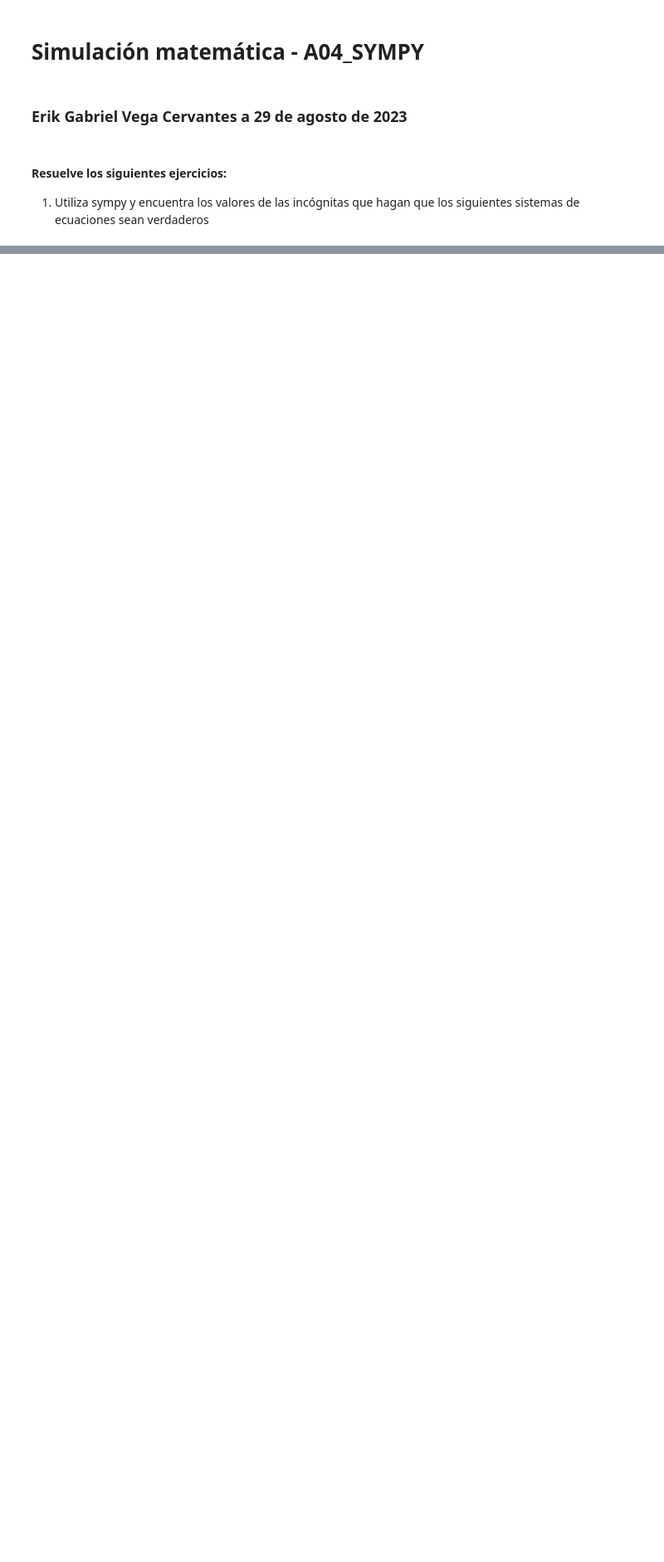
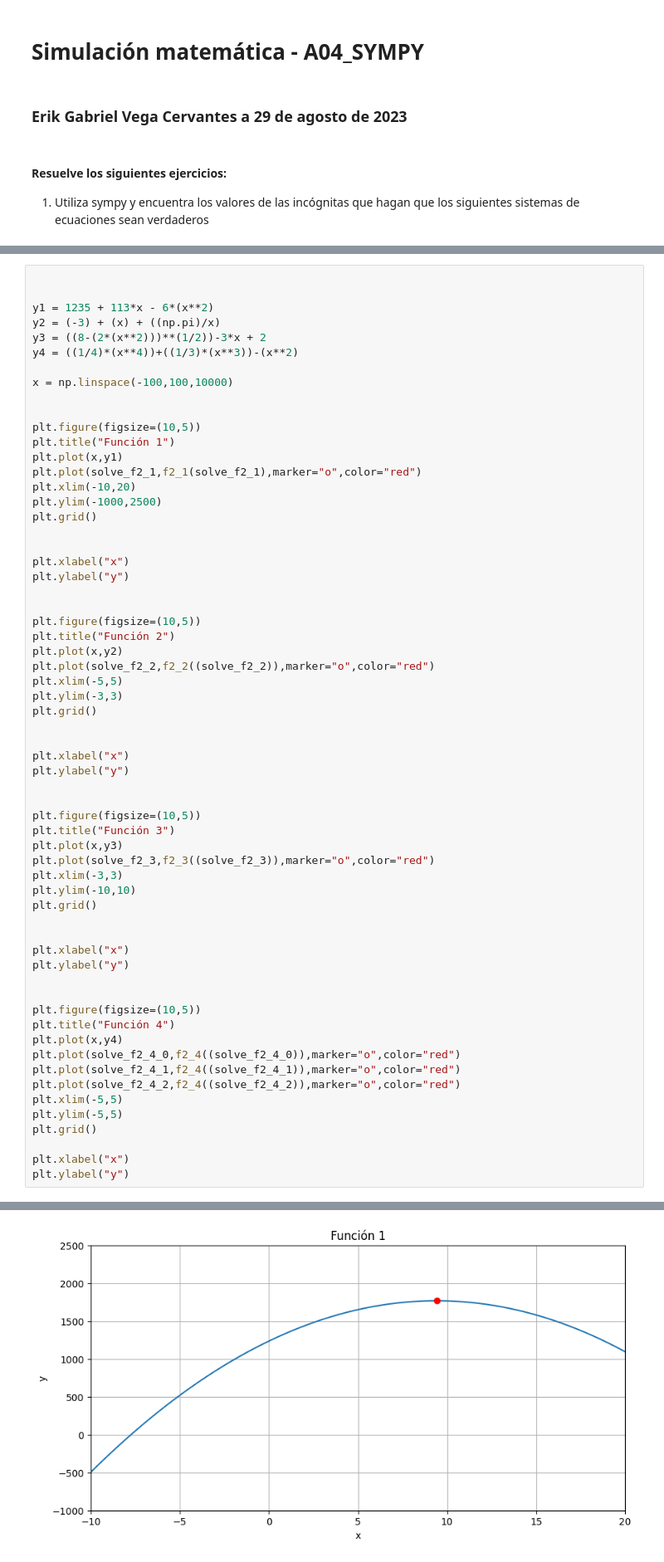
Before and after one commit to ErikVegaC/OTO-O2024, a Jupyter notebook: A04.ipynb, the cells around one changed output, grey strips where cells are left out. Shown: that part at 83% size. Saved outputs shown, nothing was run; the diff lists cells and outputs as text; blank space fills up the shorter version.

```diff
--- a/A04.ipynb
+++ b/A04.ipynb
@@ -136,0 +251,63 @@ Z es igual a -4
+# %%
+
+
+y1 = 1235 + 113*x - 6*(x**2)
+y2 = (-3) + (x) + ((np.pi)/x)
+y3 = ((8-(2*(x**2)))**(1/2))-3*x + 2
+y4 = ((1/4)*(x**4))+((1/3)*(x**3))-(x**2)
+
+x = np.linspace(-100,100,10000)
+
+
+plt.figure(figsize=(10,5))
+plt.title("Función 1")
+plt.plot(x,y1)
+plt.plot(solve_f2_1,f2_1(solve_f2_1),marker="o",color="red")
+plt.xlim(-10,20)
+plt.ylim(-1000,2500)
+plt.grid()
+
+
+plt.xlabel("x")
+plt.ylabel("y")
+
+
+plt.figure(figsize=(10,5))
+plt.title("Función 2")
+plt.plot(x,y2)
+plt.plot(solve_f2_2,f2_2((solve_f2_2)),marker="o",color="red")
+plt.xlim(-5,5)
+plt.ylim(-3,3)
+plt.grid()
+
+
+plt.xlabel("x")
+plt.ylabel("y")
+
+
+plt.figure(figsize=(10,5))
+plt.title("Función 3")
+plt.plot(x,y3)
+plt.plot(solve_f2_3,f2_3((solve_f2_3)),marker="o",color="red")
+plt.xlim(-3,3)
+plt.ylim(-10,10)
+plt.grid()
+
+
+plt.xlabel("x")
+plt.ylabel("y")
+
+
+plt.figure(figsize=(10,5))
+plt.title("Función 4")
+plt.plot(x,y4)
+plt.plot(solve_f2_4_0,f2_4((solve_f2_4_0)),marker="o",color="red")
+plt.plot(solve_f2_4_1,f2_4((solve_f2_4_1)),marker="o",color="red")
+plt.plot(solve_f2_4_2,f2_4((solve_f2_4_2)),marker="o",color="red")
+plt.xlim(-5,5)
+plt.ylim(-5,5)
+plt.grid()
+
+plt.xlabel("x")
+plt.ylabel("y")
+# %% [output]
@@ -136,0 +315 @@ Z es igual a -4
+[figure, added]
```
Also changed, not shown: parts of 13 cells of this notebook.
